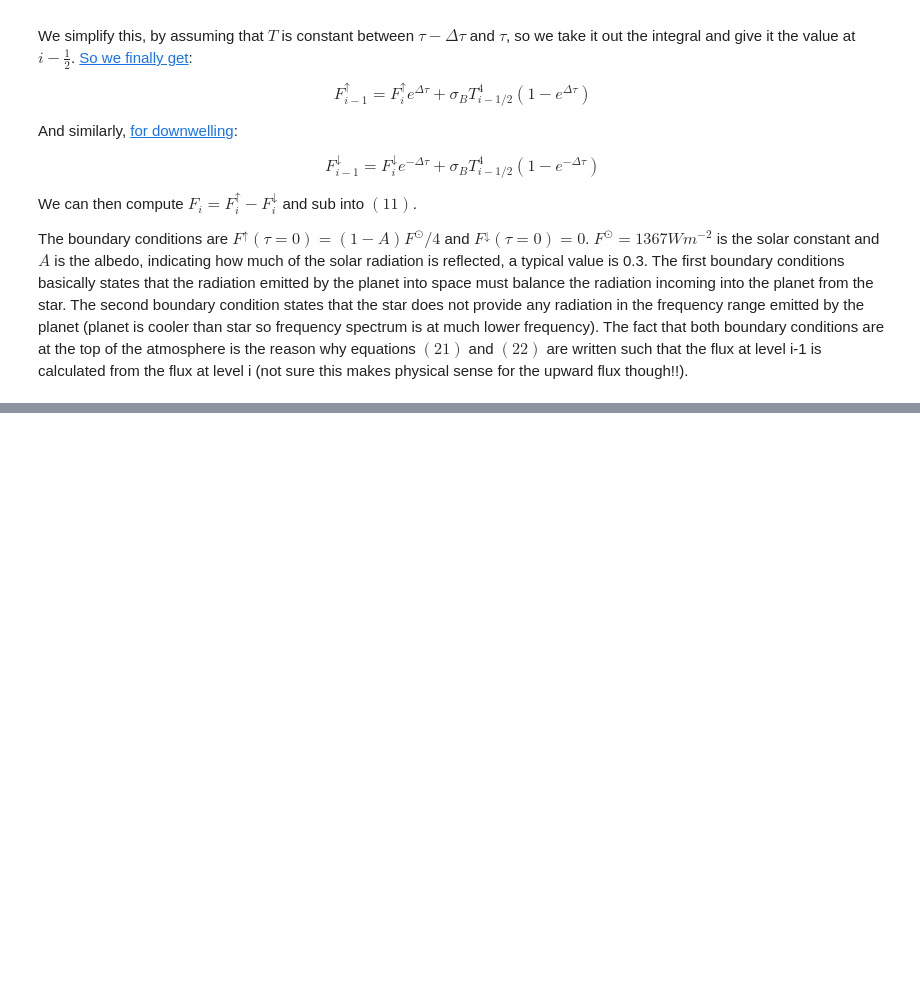
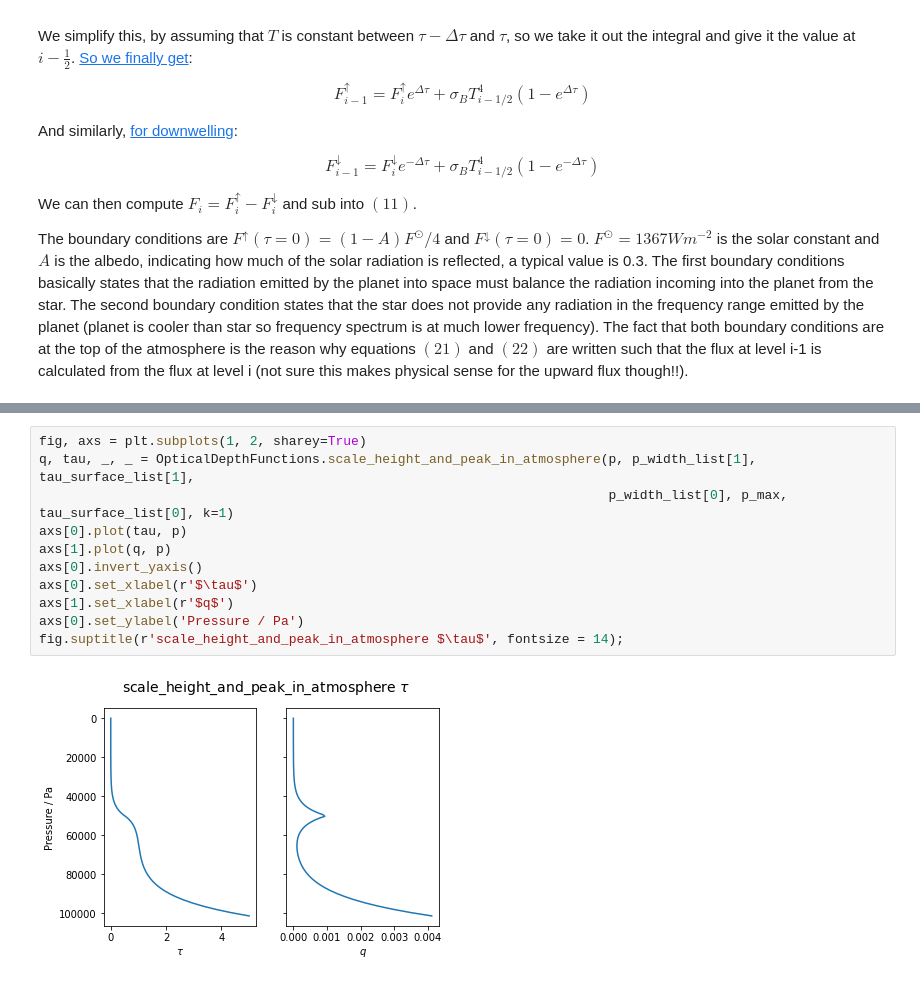
Before and after one commit to jduffield65/ClimateModel, a Jupyter notebook: grey_radiation.ipynb, the cells around one changed output, grey strips where cells are left out. Drawn from its saved outputs; the diff is of its cells as text; blank space fills up the shorter version.

```diff
--- a/grey_radiation.ipynb
+++ b/grey_radiation.ipynb
@@ -224,0 +346,13 @@ The key here is that $(24)-(25)$ and $(29)-(30)$ depend on different optical dep
+# %%
+fig, axs = plt.subplots(1, 2, sharey=True)
+q, tau, _, _ = OpticalDepthFunctions.scale_height_and_peak_in_atmosphere(p, p_width_list[1], tau_surface_list[1],
+                                                                         p_width_list[0], p_max, tau_surface_list[0], k=1)
+axs[0].plot(tau, p)
+axs[1].plot(q, p)
+axs[0].invert_yaxis()
+axs[0].set_xlabel(r'$\tau$')
+axs[1].set_xlabel(r'$q$')
+axs[0].set_ylabel('Pressure / Pa')
+fig.suptitle(r'scale_height_and_peak_in_atmosphere $\tau$', fontsize = 14);
+# %% [output]
+[figure, added]
```
Also changed, not shown: parts of 14 cells of this notebook, 1 other file.
